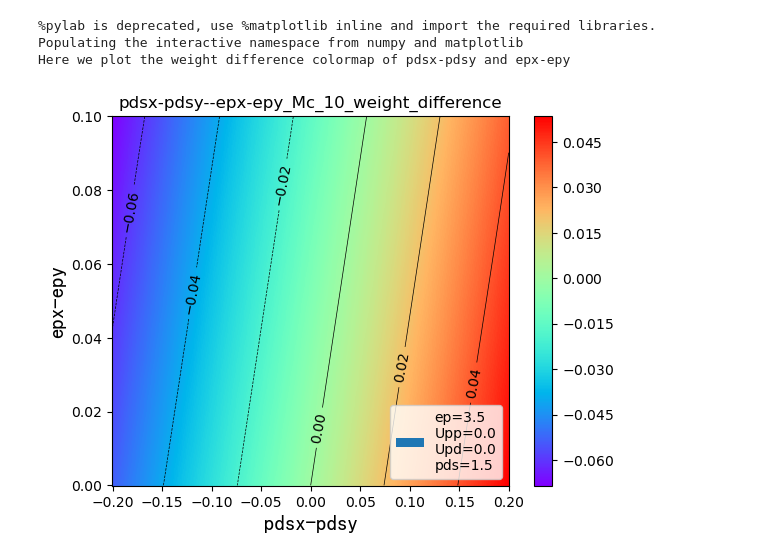
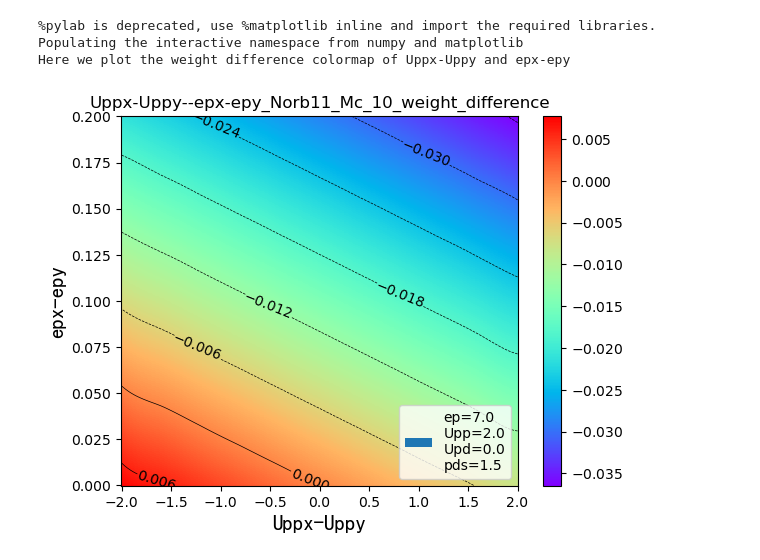
Before and after one commit to ruyyyyan/epx_epy, a Jupyter notebook: plot_parameters_colormap.ipynb, the cells around one changed output. Saved outputs shown, nothing was run; the diff lists cells and outputs as text; code cells hidden in the pictures.

```diff
--- a/plot_parameters_colormap.ipynb
+++ b/plot_parameters_colormap.ipynb
@@ -46,7 +46,7 @@ B = 0.15
 C = 0.58
 
 ep_avgs = np.arange(3.5, 7.01, 3.5)
-difs = np.arange(0.0, 0.051, 0.01)
+difs = np.arange(0.0, 0.101, 0.02)
 #for computing critical points and plotting precise figures
 # ep_avgs1 = np.arange(0.0, 6.49, 0.5)
 # ep_avgs2 = np.arange(6.5, 8.99, 0.1)
@@ -66,10 +66,10 @@ C = 0.58
 
 Upps = np.arange(0, 4.01, 10)
 Vpps = np.arange(0.0, 0.01, 0.1)
-Udifs = np.arange(0,1.01,10)
+Udifs = np.arange(-1.0,1.01,0.2)
 
 Upds = np.arange(0,0.51,10)
-Updfs = np.arange(0,0.101,10)
+Updfs = np.arange(0,0.201,10)
 
 tpddiffs = np.arange(0, 0.2001, 10)
 pdsdiffs = np.arange(-0.1, 0.1001, 0.02)
@@ -87,9 +87,9 @@ eta = 0.2
 #There are Upp,Udif(Upp difference),Upd,Updf(Upd difference),ep and ep difference ,you should choose two as X&Y labels
 All_labels = ('Upp','Udif','Upd','Updf','ep','dif','tpddiff','pdsdiff','pdpdiff')
 All_axis_names = ('Upp','Uppx-Uppy','Upd','Updx-Updy','ep','epx-epy','tpdx-tpdy','pdsx-pdsy','pdpx-pdpy')
-X = All_labels[7]
+X = All_labels[1]
 Y = All_labels[5]
-axisX = All_axis_names[7]
+axisX = All_axis_names[1]
 axisY = All_axis_names[5]
 
 Idx  = ['0.0']*8
@@ -118,7 +118,7 @@ if X == 'ep'and Y == 'dif':
         a = loadtxt('./data_GS/'+ff,skiprows=0)
         if Norb==9 or Norb==11:
             a = np.delete(a, 3, axis=1)
-#in order to
+#in order to eliminate useless data and sort the remaining data
         seen_values = set()
         a_new = []
         for row in a:
@@ -143,12 +143,14 @@ if X == 'ep'and Y == 'dif':
                 Yi.append(diff)
                 Zi.append(sorted_a[i,9]-sorted_a[i,15])
 elif Y=='dif' and (X=='Udif' or X=='Updf' or X=='tpddiff' or X=='pdsdiff' or X=='pdpdiff'):
-    fixed_Upp=0.0
-    fixed_Upd=0.0
-    fixed_tpd=1.5
-    fixed_pds=1.3*2/np.sqrt(3)
+    fixed_ep=7.0    #3.5 or 7.0
+    fixed_Upp=2.0   #2.0-3.0
+    fixed_Upd=0.0   #0.5
+
+    fixed_tpd=1.5                                #for Norb=7
+
+    fixed_pds=1.3*2/np.sqrt(3)                   #for Norb>7
     fixed_pdp=np.asarray(fixed_pds)*np.sqrt(3)/4.
-    fixed_ep=3.5    #3.5 or 7.0
     fixed_pds=round(fixed_pds,5)
     fixed_pdp=round(fixed_pdp,5)
 
@@ -254,33 +256,33 @@ rbf_fun = Rbf(Xi, Yi, Zi, function='cubic')
 Xi_new = adjust_array_length(eval(X+'s'), 500)
 Yi_new = adjust_array_length(eval(Y+'s'), 500)
 
 # Xi_new = take_between_values_inclusive(Xi_new, 9, 12)
 # Yi_new = take_between_values_inclusive(Yi_new,0, 0.1)#no more than Xi_new[-1] or Yi_new[-1]
 
 x_grid, y_grid = np.meshgrid(Xi_new, Yi_new)
 Zi_new = rbf_fun(x_grid.ravel(), y_grid.ravel()).reshape(x_grid.shape)
 if X=='Udif'or X=='Updf' or X=='dif' or X=='tpddiff' or X=='pdsdiff' or X=='pdpdiff':
     Xi_new=2*Xi_new
 if Y=='Udif'or Y=='Updf' or Y=='dif' or Y=='tpddiff' or Y=='pdsdiff' or Y=='pdpdiff':
     Yi_new=2*Yi_new
 
 fig = plt.pcolor(Xi_new,Yi_new, Zi_new,cmap=plt.cm.rainbow)
 
 C = plt.contour(Xi_new, Yi_new, Zi_new,colors='black',linewidths=0.5,extend='both')
 plt.clabel(C, inline=True, fontsize=10)
 
 colorbar = plt.colorbar(fig,ticks=ticker.MaxNLocator(nbins=10))
 colorbar.formatter = ScalarFormatter(useMathText=True)
 colorbar.update_ticks()
 # colorbar.set_label('Weight difference', rotation=270, labelpad=15)
 
 plt.legend(labels=['ep='+str(fixed_ep)+'\nUpp='+str(fixed_Upp)+'\nUpd='+str(fixed_Upd)+'\npds='+str(fixed_tpd)],loc='lower right')
 plt.xlabel(axisX, fontproperties='simHei', fontsize=15)
 plt.ylabel(axisY, fontproperties='simHei', fontsize=15)
-plt.title(axisX+'--'+axisY+'_Mc_'+str(Mc)+'_weight_difference')
+plt.title(axisX+'--'+axisY+'_Norb'+str(Norb)+'_Mc_'+str(Mc)+'_weight_difference')
 savefig(fig_name)
 # %% [output]
 %pylab is deprecated, use %matplotlib inline and import the required libraries.
 Populating the interactive namespace from numpy and matplotlib
-Here we plot the weight difference colormap of pdsx-pdsy and epx-epy
+Here we plot the weight difference colormap of Uppx-Uppy and epx-epy
-[figure, old version]
+[figure, new version]
```
Also changed, not shown: 4 other files.
